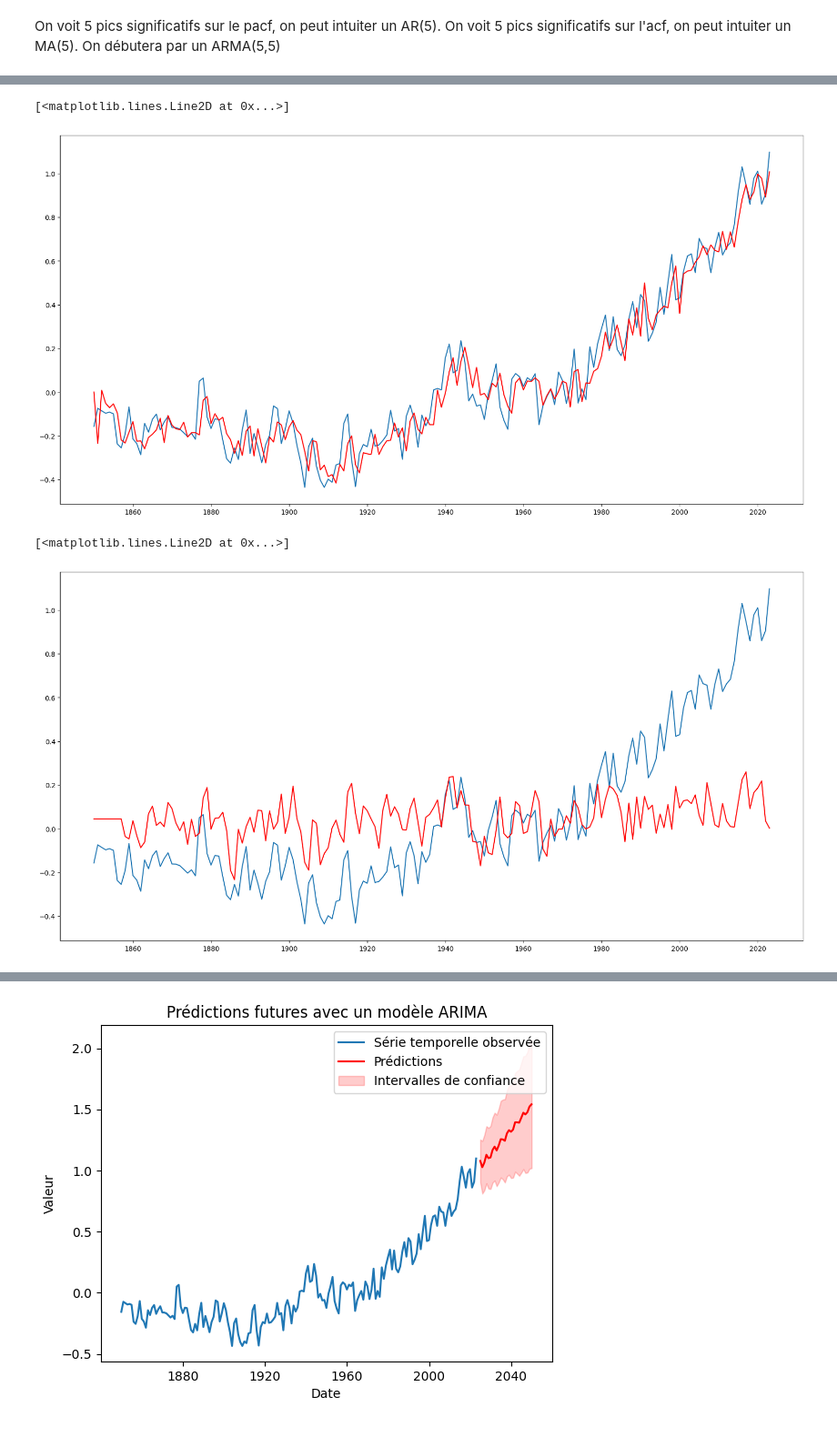
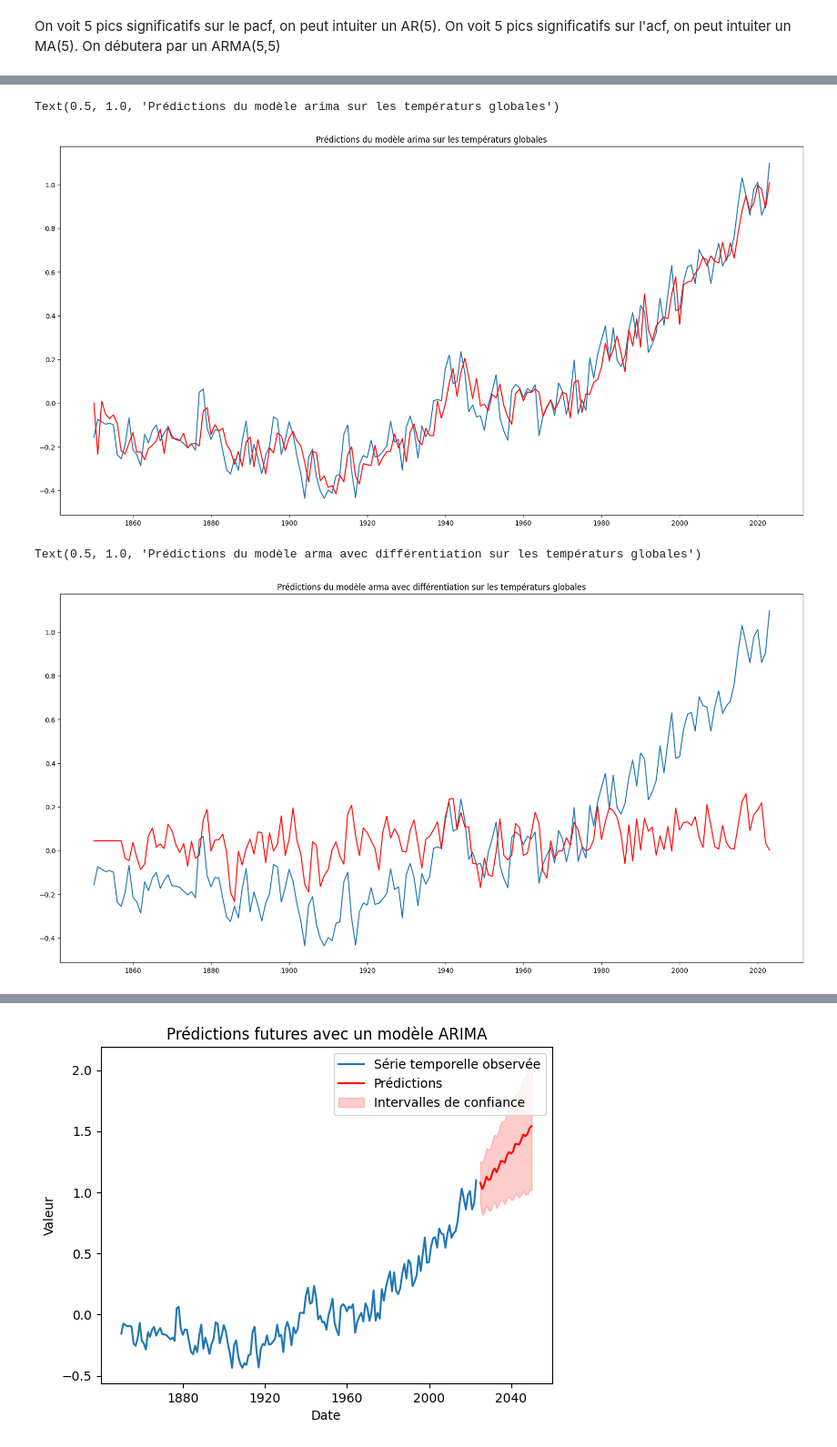
Before and after one commit to rodrigju/TimeSeries_ML, a Jupyter notebook: ML_projet.ipynb, the cells around one changed output, grey strips where cells are left out. Shown at 91% size. Drawn from its saved outputs; the diff is of its cells as text; code cells hidden in the pictures.

```diff
--- a/ML_projet.ipynb
+++ b/ML_projet.ipynb
@@ -1198,18 +786,20 @@ Warnings:
 # %%
 pred = arima.predict()
 
 plt.figure(figsize=(20,10))
 plt.plot(serie_temporelle)
 plt.plot(pred, color = "r")
+plt.title("Prédictions du modèle arima sur les températurs globales")
 # %% [output]
-[<matplotlib.lines.Line2D at 0x...>]
+Text(0.5, 1.0, 'Prédictions du modèle arima sur les températurs globales')
-[figure, old version]
+[figure, new version]
 # %%
 pred = arma.predict()
 
 plt.figure(figsize=(20,10))
 plt.plot(serie_temporelle)
 plt.plot(pred, color = "r")
+plt.title("Prédictions du modèle arma avec différentiation sur les températurs globales")
 # %% [output]
-[<matplotlib.lines.Line2D at 0x...>]
+Text(0.5, 1.0, 'Prédictions du modèle arma avec différentiation sur les températurs globales')
-[figure, old version]
+[figure, new version]
```
Also changed, not shown: parts of 82 cells of this notebook.
